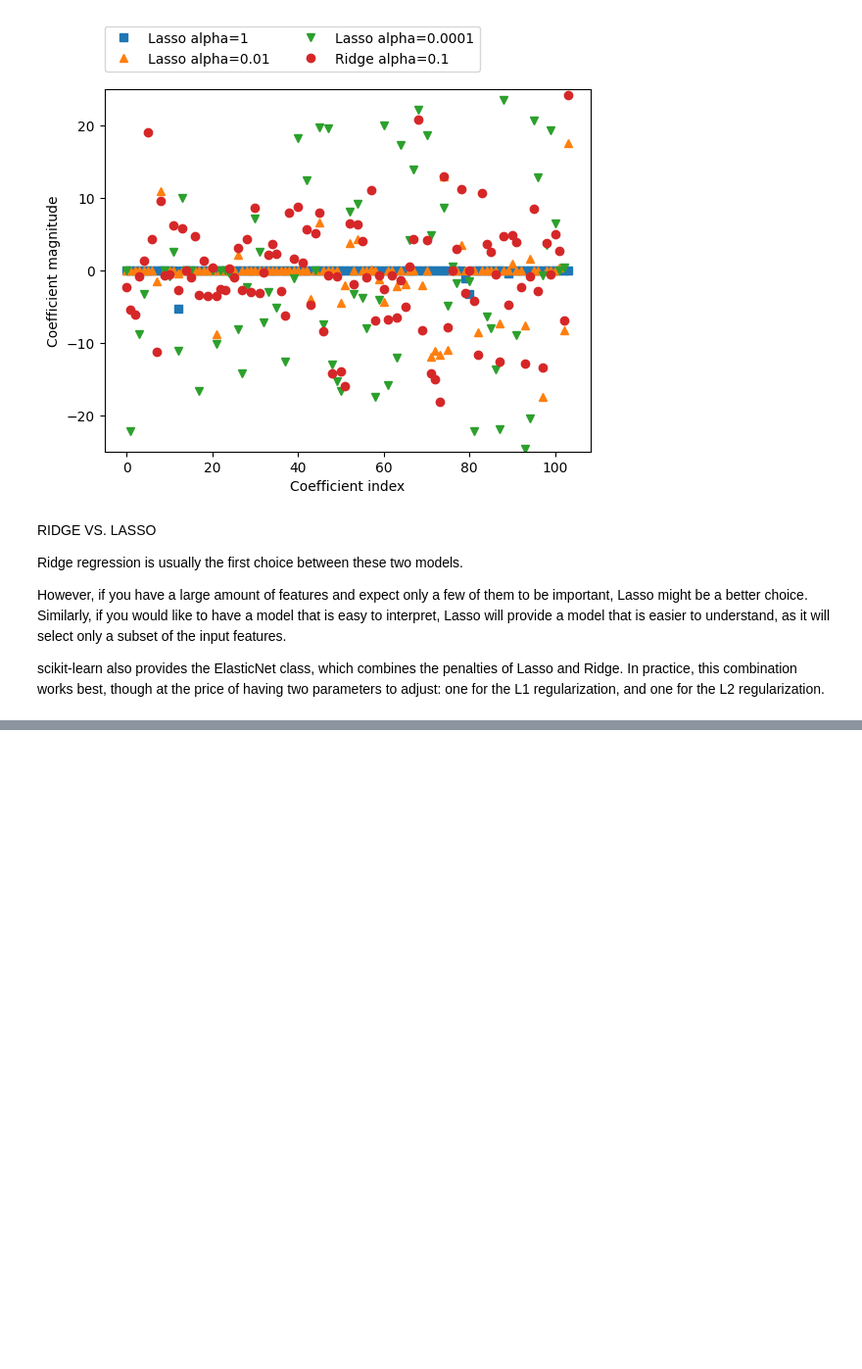
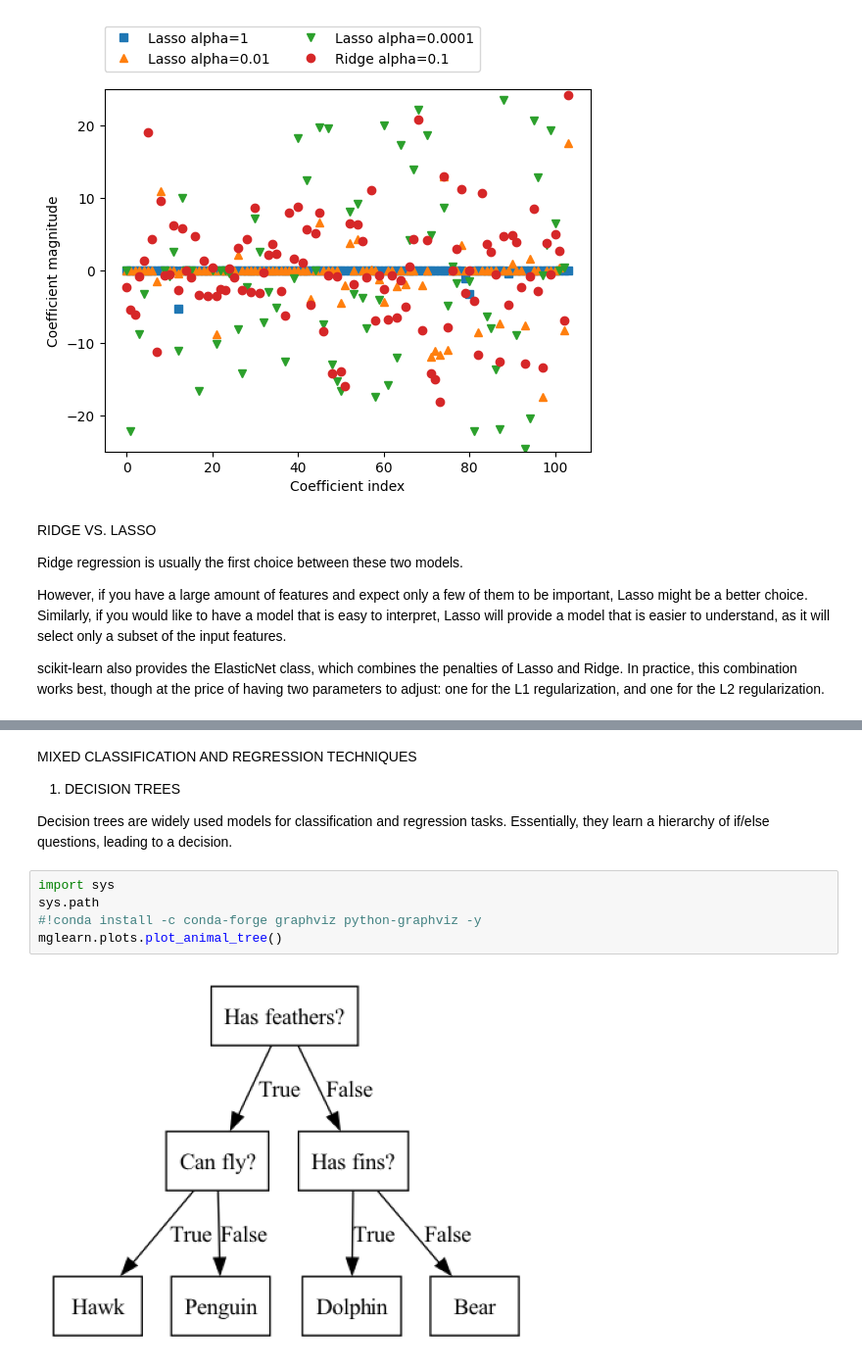
Before and after one commit to misacodes/ml_basics, a Jupyter notebook: supervised_learning.ipynb, the cells around one changed output, grey strips where cells are left out. Shown at 98% size. Drawn from its saved outputs; the diff is of its cells as text; blank space fills up the shorter version.

Commit message:
supervised learning decision trees

```diff
--- a/supervised_learning.ipynb
+++ b/supervised_learning.ipynb
@@ -407,0 +501,13 @@ scikit-learn also provides the ElasticNet class, which combines the penalties of
+# %% [markdown]
+MIXED CLASSIFICATION AND REGRESSION TECHNIQUES
+
+1. DECISION TREES
+
+Decision trees are widely used models for classification and regression tasks. Essentially, they learn a hierarchy of if/else questions, leading to a decision.
+# %%
+import sys
+sys.path
+#!conda install -c conda-forge graphviz python-graphviz -y
+mglearn.plots.plot_animal_tree()
+# %% [output]
+[figure, added]
```
Also changed, not shown: parts of 21 cells of this notebook, 4 other files.
